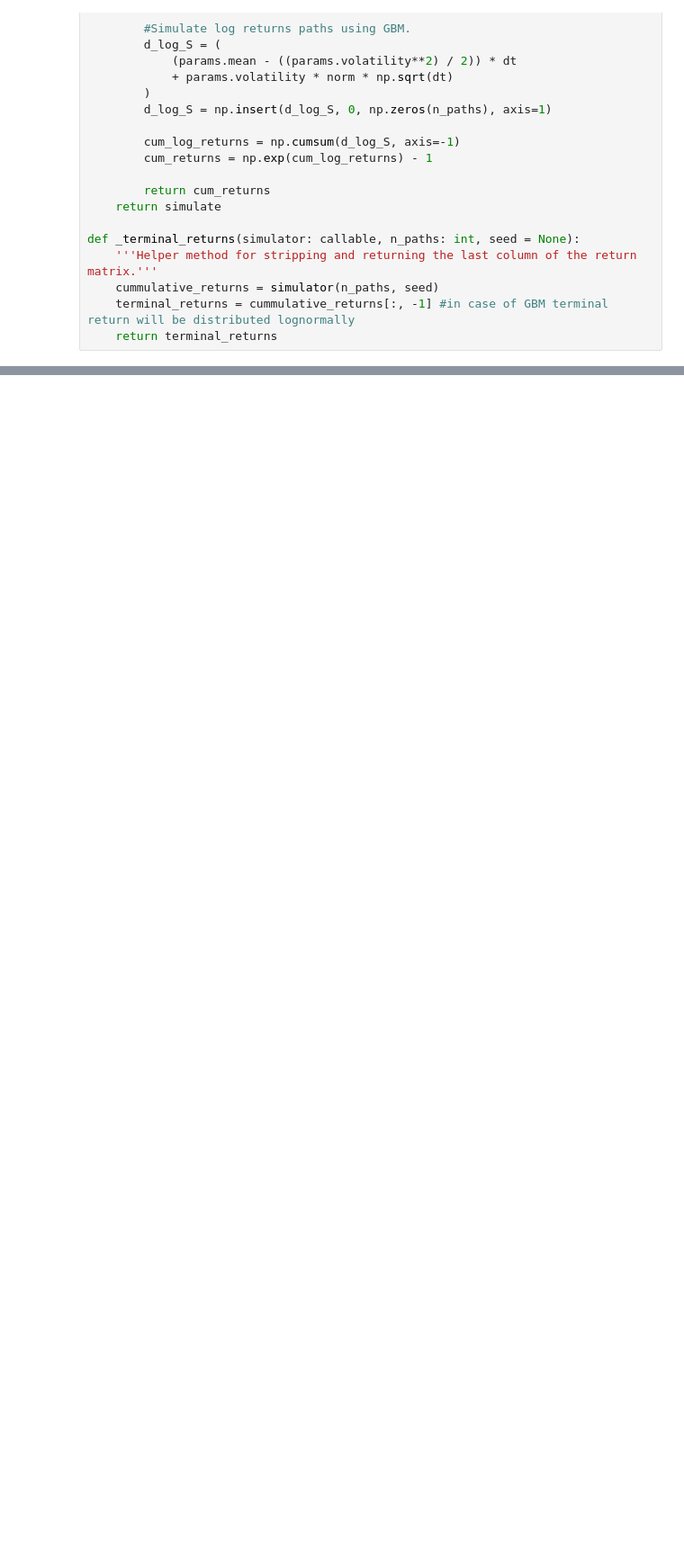
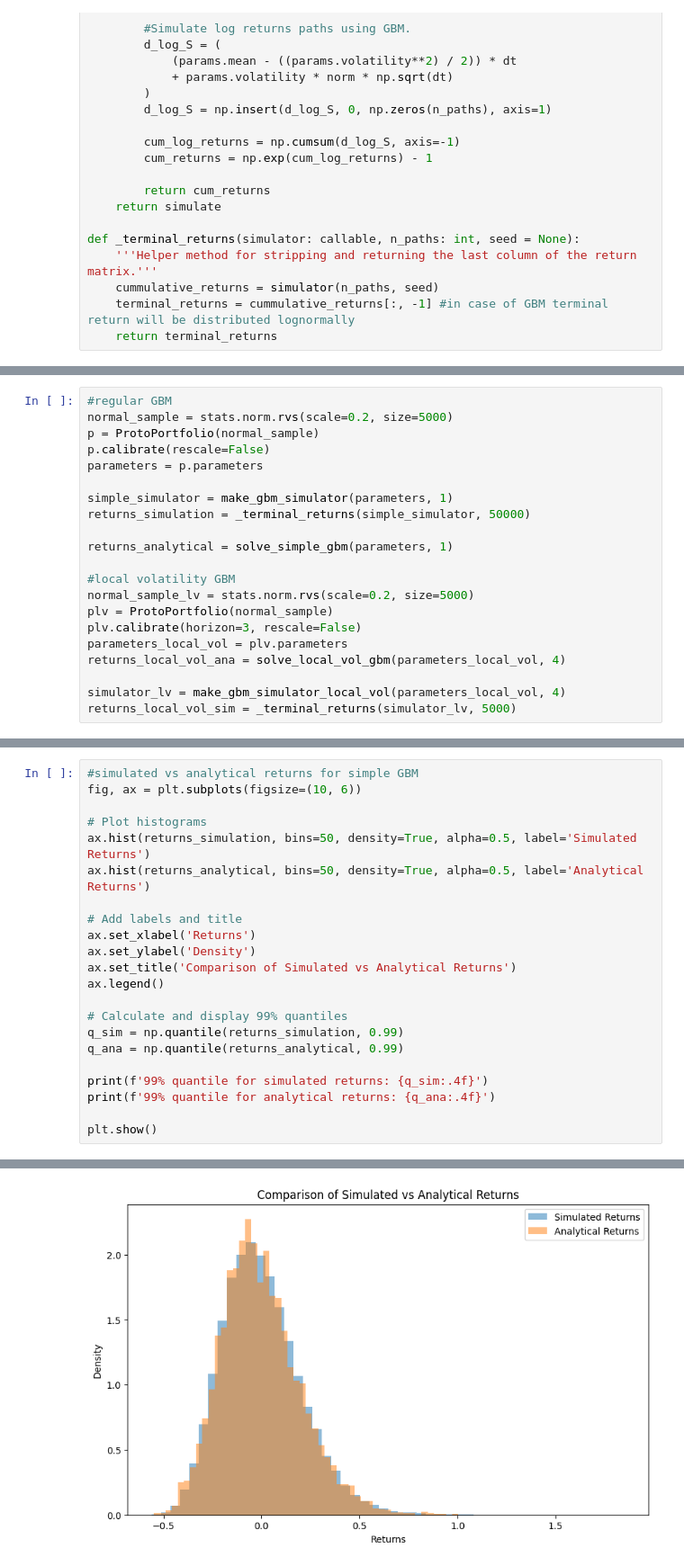
Before and after one commit to coffeffe/DOM_RF, a Jupyter notebook: cls_portfolio_development.ipynb, the cells around one changed output, grey strips where cells are left out. Shown at 90% size. Cells and saved outputs as stored; diff of their text form; blank space fills up the shorter version.

```diff
--- a/cls_portfolio_development.ipynb
+++ b/cls_portfolio_development.ipynb
@@ -323,0 +217,21 @@ make_gbm_simulator_3() took 0.000007s
+# %%
+#regular GBM
+normal_sample = stats.norm.rvs(scale=0.2, size=5000)
+p = ProtoPortfolio(normal_sample)
+p.calibrate(rescale=False)
+parameters = p.parameters
+
+simple_simulator = make_gbm_simulator(parameters, 1)
+returns_simulation = _terminal_returns(simple_simulator, 50000)
+
+returns_analytical = solve_simple_gbm(parameters, 1)
+
+#local volatility GBM
+normal_sample_lv = stats.norm.rvs(scale=0.2, size=5000)
+plv = ProtoPortfolio(normal_sample)
+plv.calibrate(horizon=3, rescale=False)
+parameters_local_vol = plv.parameters
+returns_local_vol_ana = solve_local_vol_gbm(parameters_local_vol, 4)
+
+simulator_lv = make_gbm_simulator_local_vol(parameters_local_vol, 4)
+returns_local_vol_sim = _terminal_returns(simulator_lv, 5000)
@@ -323,0 +291,23 @@ make_gbm_simulator_3() took 0.000007s
+# %%
+#simulated vs analytical returns for simple GBM
+fig, ax = plt.subplots(figsize=(10, 6))
+
+# Plot histograms
+ax.hist(returns_simulation, bins=50, density=True, alpha=0.5, label='Simulated Returns')
+ax.hist(returns_analytical, bins=50, density=True, alpha=0.5, label='Analytical Returns')
+
+# Add labels and title
+ax.set_xlabel('Returns')
+ax.set_ylabel('Density')
+ax.set_title('Comparison of Simulated vs Analytical Returns')
+ax.legend()
+
+# Calculate and display 99% quantiles
+q_sim = np.quantile(returns_simulation, 0.99)
+q_ana = np.quantile(returns_analytical, 0.99)
+
+print(f'99% quantile for simulated returns: {q_sim:.4f}')
+print(f'99% quantile for analytical returns: {q_ana:.4f}')
+
+plt.show()
+# %% [output]
@@ -323,0 +316 @@ make_gbm_simulator_3() took 0.000007s
+[figure, added]
```
Also changed, not shown: parts of 18 cells of this notebook.
